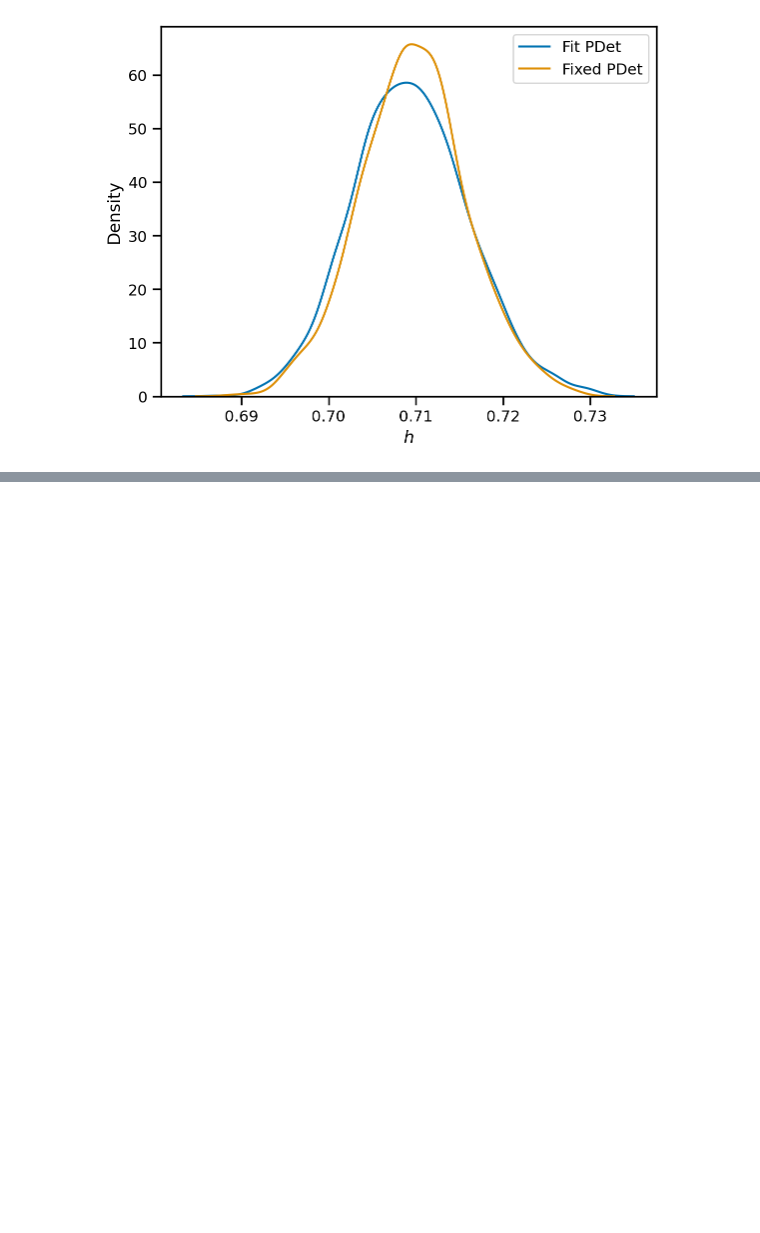
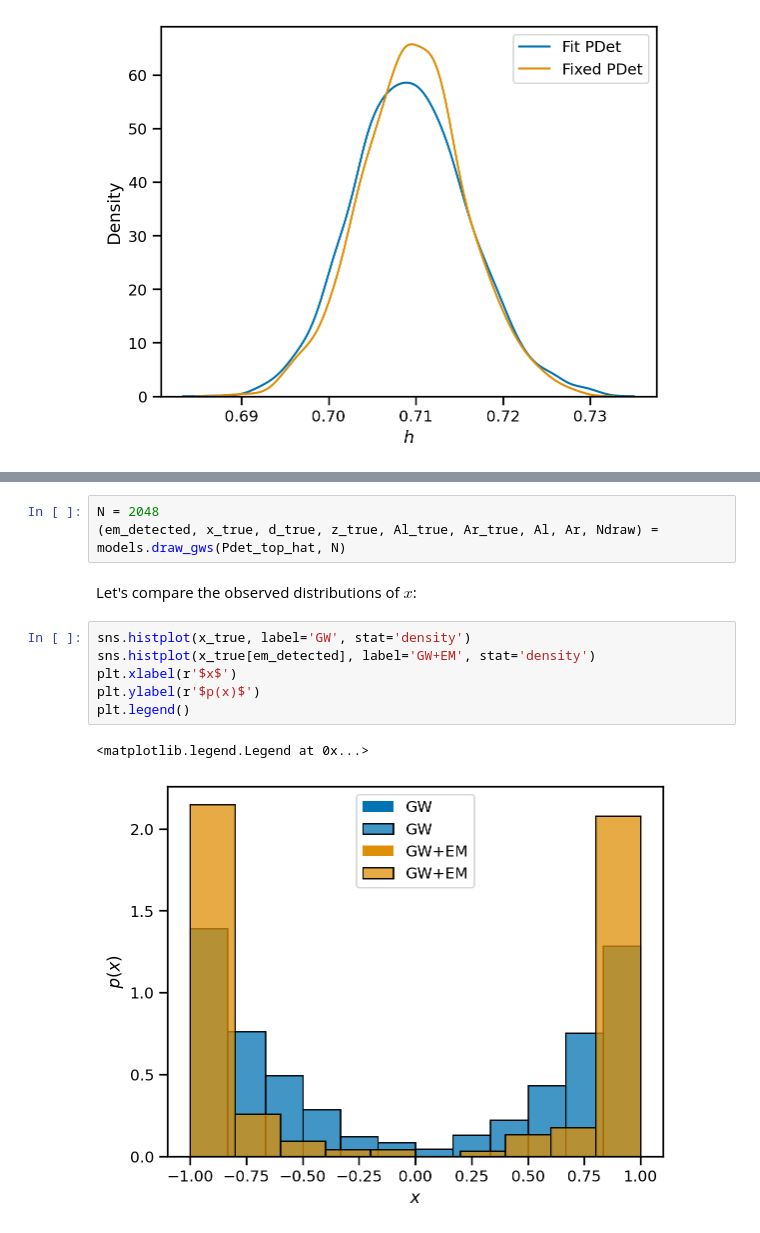
Before and after one commit to farr/BrightSirenInclinationSystematics, a Jupyter notebook: FullSimulation.ipynb, the cells around one changed output, grey strips where cells are left out. Drawn from its saved outputs; the diff is of its cells as text; blank space fills up the shorter version.

```diff
--- a/FullSimulation.ipynb
+++ b/FullSimulation.ipynb
@@ -211,0 +231,14 @@ Text(0.5, 0, '$h$')
+# %%
+N = 2048
+(em_detected, x_true, d_true, z_true, Al_true, Ar_true, Al, Ar, Ndraw) = models.draw_gws(Pdet_top_hat, N)
+# %% [markdown]
+Let's compare the observed distributions of $x$:
+# %%
+sns.histplot(x_true, label='GW', stat='density')
+sns.histplot(x_true[em_detected], label='GW+EM', stat='density')
+plt.xlabel(r'$x$')
+plt.ylabel(r'$p(x)$')
+plt.legend()
+# %% [output]
+<matplotlib.legend.Legend at 0x...>
+[figure, added]
```
Also changed, not shown: parts of 9 cells of this notebook, 1 other file.
